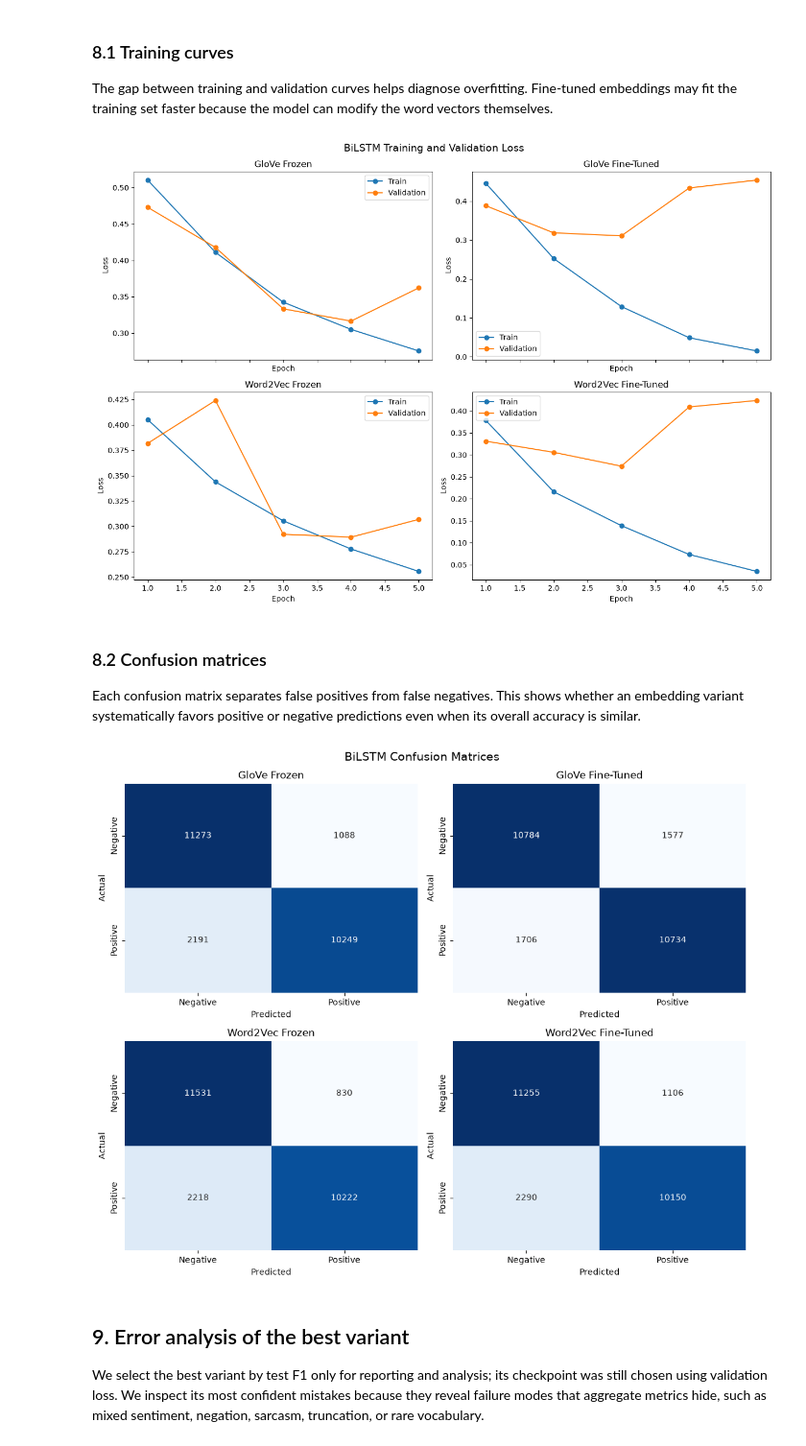
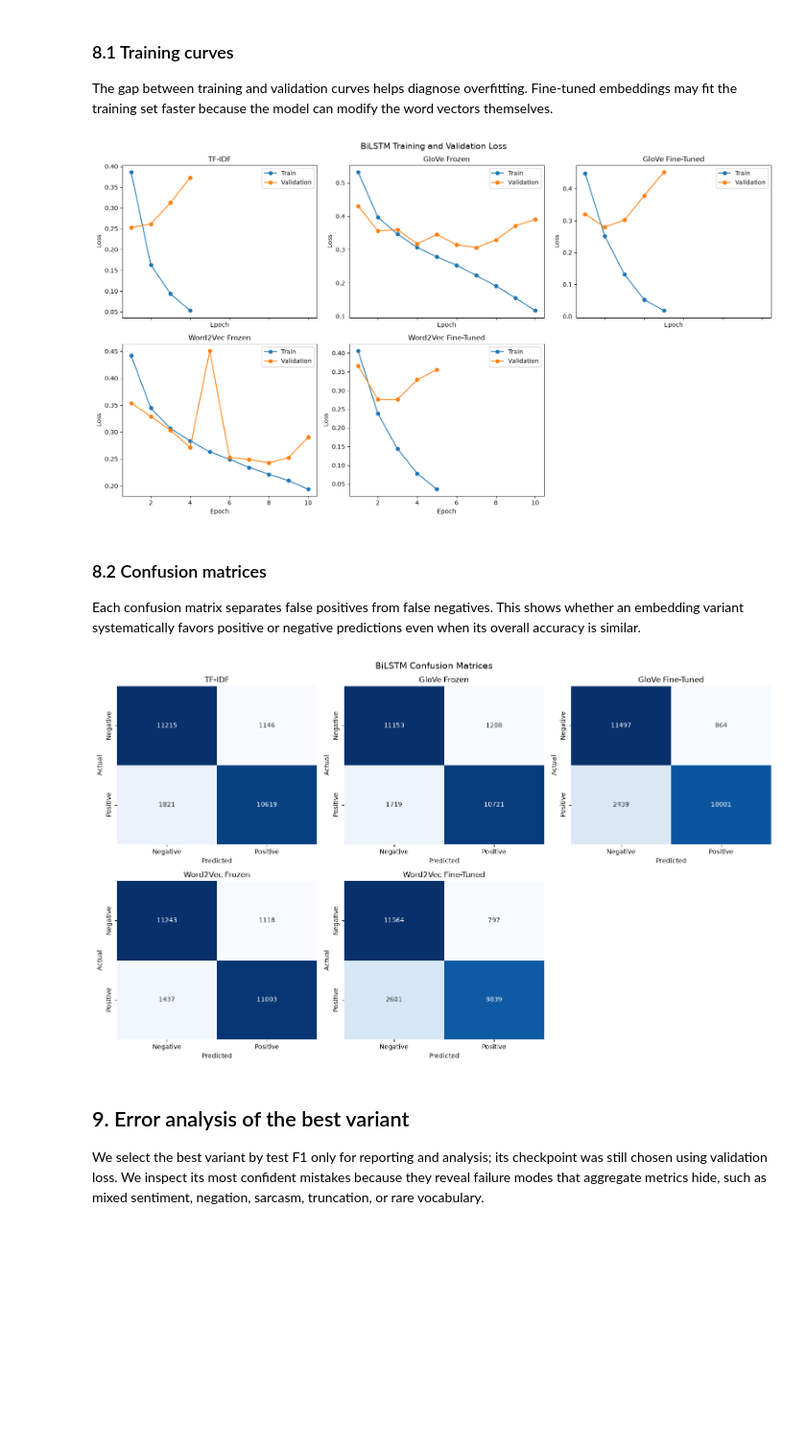
Before and after one commit to Dia8897/Assignment4_NLP_SequenceModels, a Jupyter notebook: notebooks/models/bidirectional_lstm.ipynb, the cells around one changed output. Shown at 96% size. Drawn from its saved outputs; the diff is of its cells as text; code cells hidden in the pictures; blank space fills up the shorter version.

```diff
--- a/notebooks/models/bidirectional_lstm.ipynb
+++ b/notebooks/models/bidirectional_lstm.ipynb
@@ -128,6 +145,7 @@ class ReviewDataset(Dataset):
 
 
 BATCH_SIZE = 32
+TRAIN_LOADER_GENERATOR = make_torch_generator()
 
 train_dataset = ReviewDataset(train_padded, train_lengths, y_train)
 val_dataset = ReviewDataset(val_padded, val_lengths, y_val)
@@ -137,6 +155,7 @@ train_loader = DataLoader(
     train_dataset,
     batch_size=BATCH_SIZE,
     shuffle=True,
+    generator=TRAIN_LOADER_GENERATOR,
     num_workers=0,
     pin_memory=device.type == "cuda"
 )
@@ -567,12 +763,13 @@ EXPERIMENTS = [
     }
 ]
 # %%
-def run_experiment(config):
+def run_sequence_experiment(config):
     print("=" * 70)
     print("Training", config["name"], "BiLSTM")
     print("=" * 70)
 
-    set_seed(42)
+    set_seed()
+    TRAIN_LOADER_GENERATOR.manual_seed(SEED)
 
     model = BiLSTMClassifier(
         embedding_matrix=config["matrix"].copy(),
@@ -601,7 +798,11 @@ def run_experiment(config):
         criterion=criterion,
         checkpoint_path=checkpoint_path,
         epochs=EPOCHS,
-        patience=PATIENCE
+        patience=PATIENCE,
+        train_data_loader=train_loader,
+        val_data_loader=val_loader,
+        train_epoch_function=train_one_epoch,
+        validate_epoch_function=validate_one_epoch
     )
 
     metrics, labels, predictions, probabilities = evaluate_model(
@@ -617,6 +818,7 @@ def run_experiment(config):
     ))
 
     result = {
+        "Experiment": config["name"],
         "Model": "BiLSTM",
         "Embedding": config["embedding"],
         "Variant": config["variant"],
@@ -644,10 +926,16 @@ def run_experiment(config):
 results = []
 experiment_artifacts = {}
 
+tfidf_result, tfidf_artifacts = run_tfidf_experiment()
+results.append(tfidf_result)
+experiment_artifacts["TF-IDF"] = tfidf_artifacts
+
 for experiment in EXPERIMENTS:
-    result, artifacts = run_experiment(experiment)
+    result, artifacts = run_sequence_experiment(experiment)
     results.append(result)
     experiment_artifacts[experiment["name"]] = artifacts
+
+ALL_EXPERIMENT_NAMES = list(experiment_artifacts.keys())
 
 results_df = pd.DataFrame(results).sort_values(
     "f1", ascending=False
@@ -718,57 +1005,63 @@ Results saved to: c:\Users\User\Documents\InMind\Assignment_4\Assignment4_NLP_Se
 
 The gap between training and validation curves helps diagnose overfitting. Fine-tuned embeddings may fit the training set faster because the model can modify the word vectors themselves.
 # %%
-fig, axes = plt.subplots(2, 2, figsize=(13, 9), sharex=True)
+fig, axes = plt.subplots(2, 3, figsize=(16, 9), sharex=True)
 
-for axis, experiment in zip(axes.flat, EXPERIMENTS):
-    history = experiment_artifacts[experiment["name"]]["history"]
+for axis, name in zip(axes.flat, ALL_EXPERIMENT_NAMES):
+    history = experiment_artifacts[name]["history"]
     epochs_ran = range(1, len(history["train_loss"]) + 1)
 
     axis.plot(epochs_ran, history["train_loss"], marker="o", label="Train")
     axis.plot(epochs_ran, history["val_loss"], marker="o", label="Validation")
-    axis.set_title(experiment["name"])
+    axis.set_title(name)
     axis.set_xlabel("Epoch")
     axis.set_ylabel("Loss")
     axis.legend()
 
+for axis in axes.flat[len(ALL_EXPERIMENT_NAMES):]:
+    axis.set_visible(False)
+
 fig.suptitle("BiLSTM Training and Validation Loss", fontsize=14)
 plt.tight_layout()
 plt.show()
 # %% [output]
-[figure, old version]
+[figure, new version]
 # %% [markdown]
 ### 8.2 Confusion matrices
 
 Each confusion matrix separates false positives from false negatives. This shows whether an embedding variant systematically favors positive or negative predictions even when its overall accuracy is similar.
 # %%
-fig, axes = plt.subplots(2, 2, figsize=(11, 9))
+fig, axes = plt.subplots(2, 3, figsize=(15, 9))
 
-for axis, experiment in zip(axes.flat, EXPERIMENTS):
-    artifacts = experiment_artifacts[experiment["name"]]
+for axis, name in zip(axes.flat, ALL_EXPERIMENT_NAMES):
+    artifacts = experiment_artifacts[name]
     matrix = confusion_matrix(
         artifacts["labels"],
         artifacts["predictions"]
     )
 
     sns.heatmap(
         matrix,
         annot=True,
         fmt="d",
         cmap="Blues",
         cbar=False,
         xticklabels=["Negative", "Positive"],
         yticklabels=["Negative", "Positive"],
         ax=axis
     )
-    axis.set_title(experiment["name"])
+    axis.set_title(name)
     axis.set_xlabel("Predicted")
     axis.set_ylabel("Actual")
+
+for axis in axes.flat[len(ALL_EXPERIMENT_NAMES):]:
+    axis.set_visible(False)
 
 fig.suptitle("BiLSTM Confusion Matrices", fontsize=14)
 plt.tight_layout()
 plt.show()
 # %% [output]
-[figure, old version]
+[figure, new version]
 # %% [markdown]
 ## 9. Error analysis of the best variant
 
```
Also changed, not shown: parts of 35 cells of this notebook, 1 other file.
